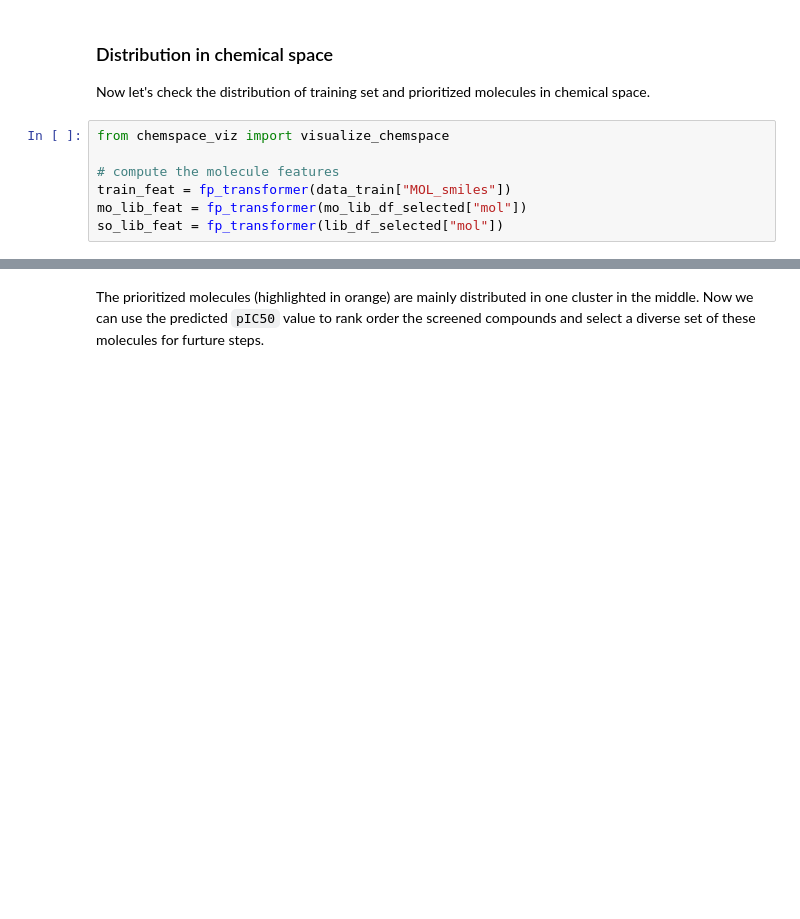
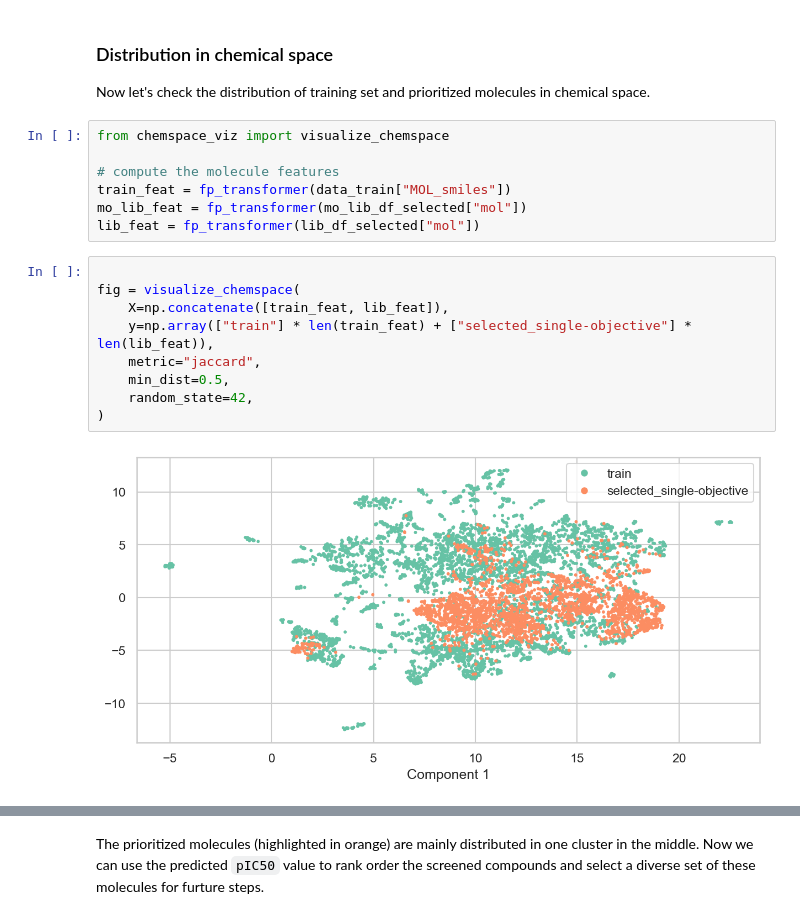
Before and after one commit to walexi/mtl_summer_school_2024, a Jupyter notebook: Lab1/01_lab1_code.ipynb, the cells around one changed output, grey strips where cells are left out. Saved outputs shown, nothing was run; the diff lists cells and outputs as text; blank space fills up the shorter version.

```diff
--- a/Lab1/01_lab1_code.ipynb
+++ b/Lab1/01_lab1_code.ipynb
@@ -1080,7 +1086,18 @@ from chemspace_viz import visualize_chemspace
 # compute the molecule features
 train_feat = fp_transformer(data_train["MOL_smiles"])
 mo_lib_feat = fp_transformer(mo_lib_df_selected["mol"])
-so_lib_feat = fp_transformer(lib_df_selected["mol"])
+lib_feat = fp_transformer(lib_df_selected["mol"])
+# %%
+
+fig = visualize_chemspace(
+    X=np.concatenate([train_feat, lib_feat]),
+    y=np.array(["train"] * len(train_feat) + ["selected_single-objective"] * len(lib_feat)),
+    metric="jaccard",
+    min_dist=0.5,
+    random_state=42,
+)
+# %% [output]
+[figure, added]
 # %%
 
 fig = visualize_chemspace(
```
Also changed, not shown: parts of 23 cells of this notebook.
